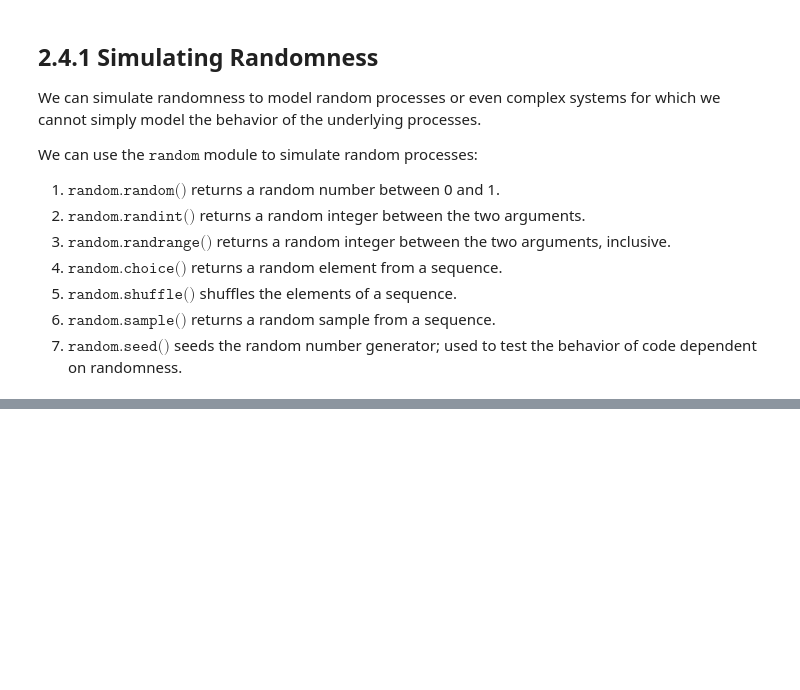
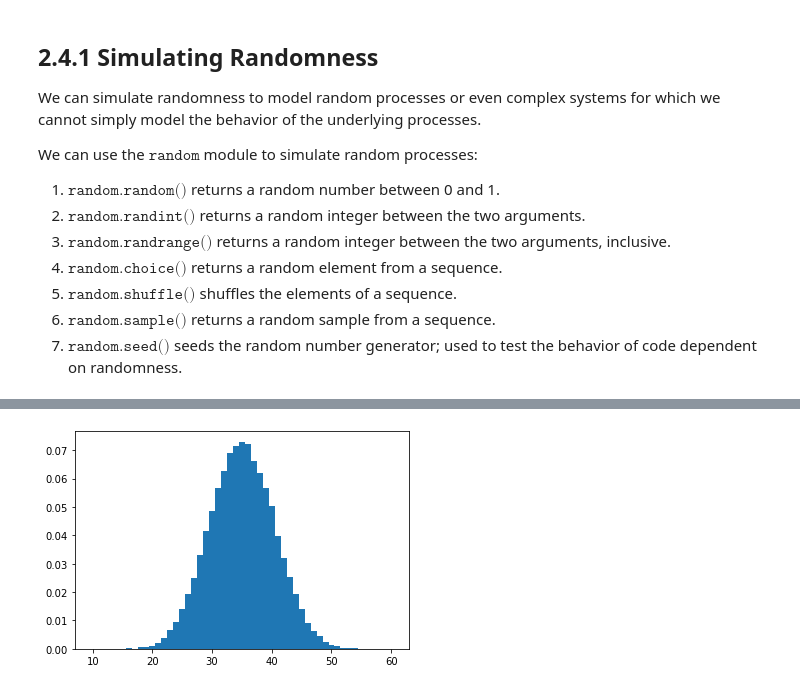
Before and after one commit to akhilkarra/python-lab, a Jupyter notebook: notebooks/PH526x/week2/week2_notes.ipynb, the cells around one changed output, grey strips where cells are left out. Saved outputs shown, nothing was run; the diff lists cells and outputs as text; code cells hidden in the pictures; blank space fills up the shorter version.

```diff
--- a/notebooks/PH526x/week2/week2_notes.ipynb
+++ b/notebooks/PH526x/week2/week2_notes.ipynb
@@ -158,0 +229,18 @@ We can use the $\texttt{random}$ module to simulate random processes:
+# %%
+# Function to simulate rolling 10 dice and storing the results in a list
+def roll_10_dice(n: int) -> list:
+    """
+    Simulate rolling 10 dice n times and return the results. Note: this function uses the roll_die() function.
+
+    Args:
+        n: number of times to roll the dice
+    Returns:
+        a list of the results
+    """
+    return [sum(roll_die(10)) for i in range(n)]
+# %%
+show_results(roll_10_dice(100000), start=9.5, end=60.5, bins=52, normalized=True);
+# Expecting a roughly normal distribution from 10 to 60, confirmed by the plot.
+# Why normal distribution? The Central Limit Theorem (CLT) states that the sum of a large number of independent random variables is approximately normally distributed.
+# %% [output]
+[figure, added]
```
Also changed, not shown: parts of 14 cells of this notebook, 1 other file.
